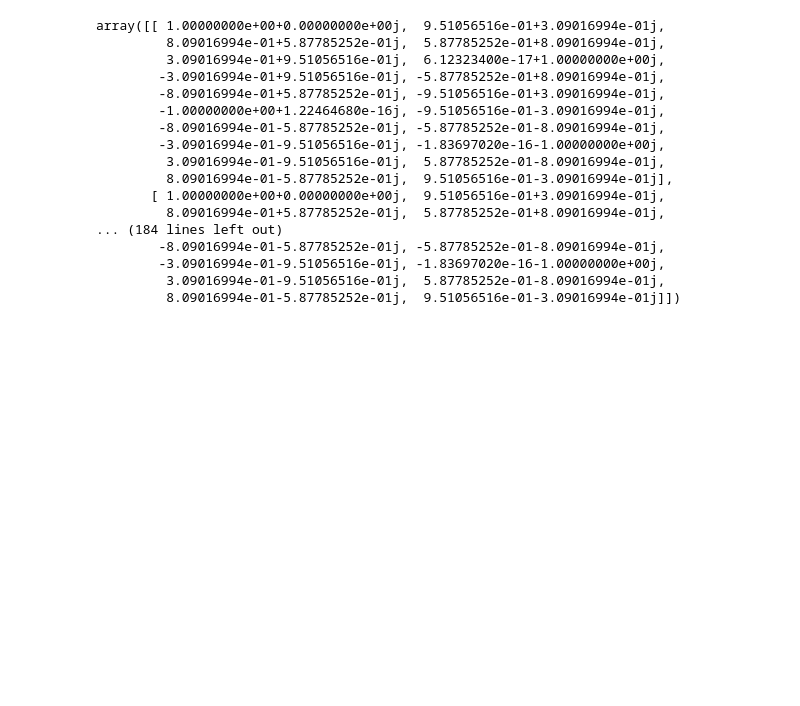
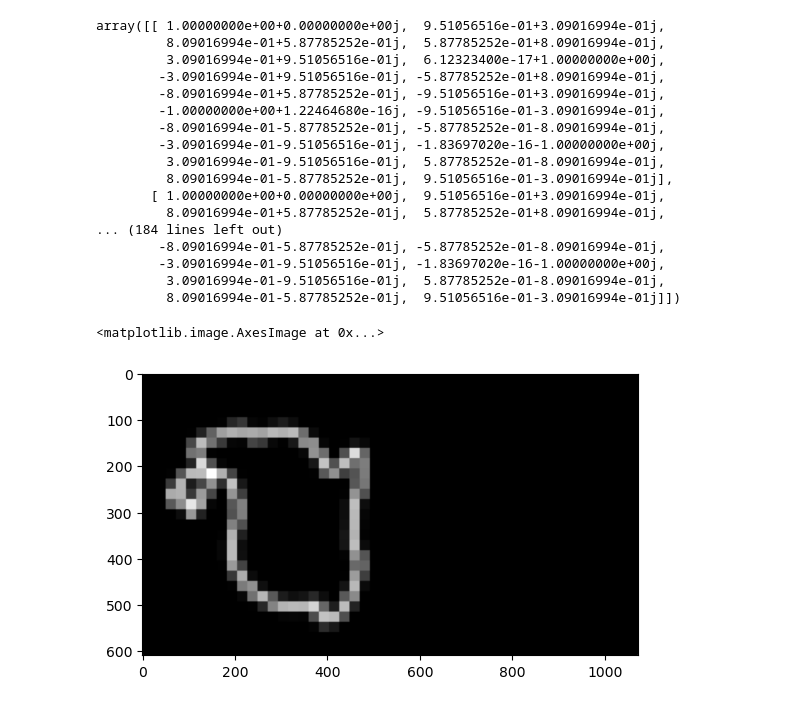
Before and after one commit to zhuyuezx/CSC494_holoprojector, a Jupyter notebook: Code/img_preprocess.ipynb, the cells around one changed output. Drawn from its saved outputs; the diff is of its cells as text; code cells hidden in the pictures; blank space fills up the shorter version.

```diff
--- a/Code/img_preprocess.ipynb
+++ b/Code/img_preprocess.ipynb
@@ -110,3 +111,10 @@ array([[ 1.00000000e+00+0.00000000e+00j,  9.51056516e-01+3.09016994e-01j,
         -3.09016994e-01-9.51056516e-01j, -1.83697020e-16-1.00000000e+00j,
          3.09016994e-01-9.51056516e-01j,  5.87785252e-01-8.09016994e-01j,
          8.09016994e-01-5.87785252e-01j,  9.51056516e-01-3.09016994e-01j]])
+# %%
+img = np.array(Image.open('imgs/target_raw.jpg').convert('L'))
+cv.resize(img, (300, 300))
+plt.imshow(img, cmap='gray')
+# %% [output]
+<matplotlib.image.AxesImage at 0x...>
+[figure, added]
```
Also changed, not shown: parts of 1 cell of this notebook, 1 other file.
